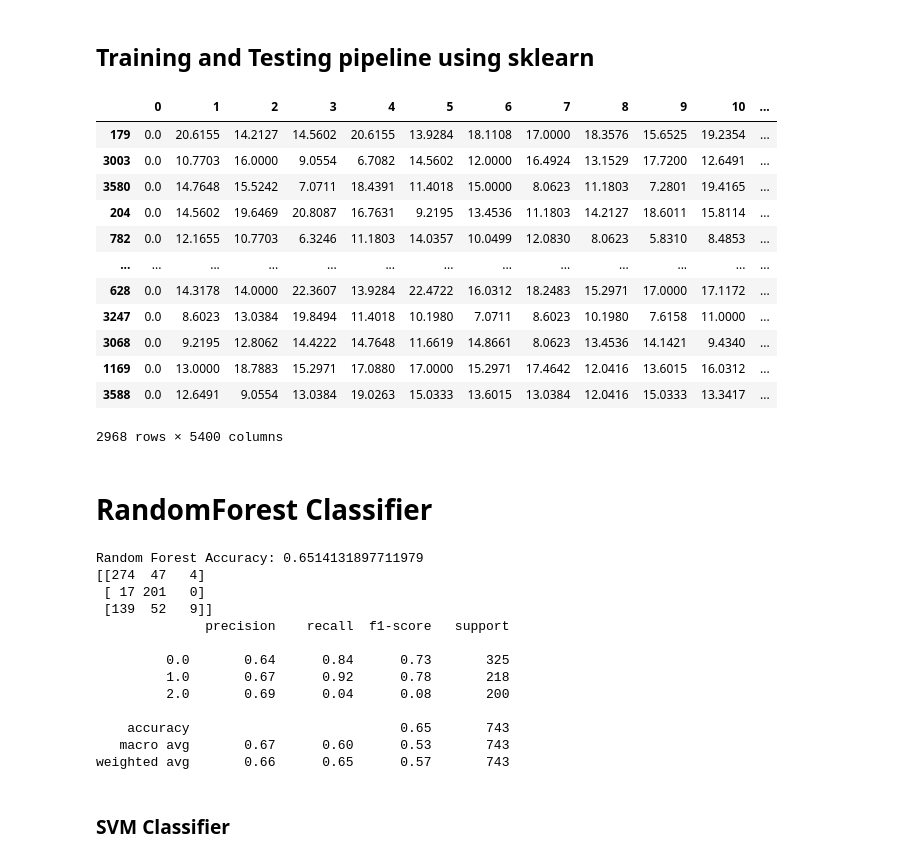
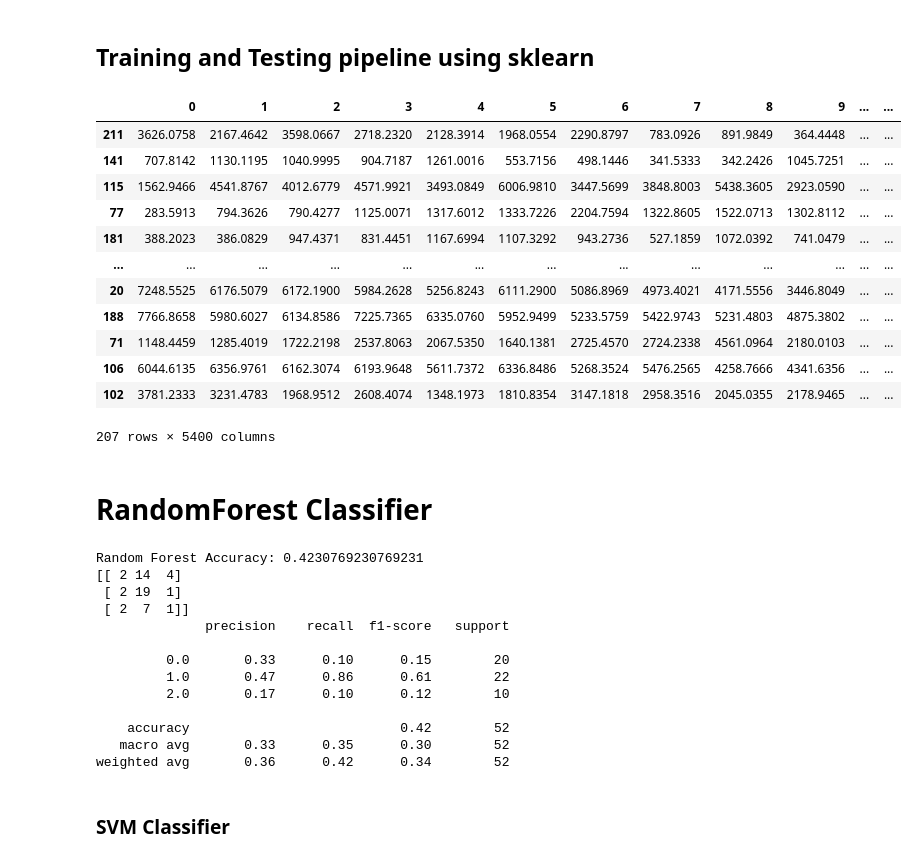
Before and after one commit to Karthikeyanvenugopalan/3-DOF-Manipulator-sim, a Jupyter notebook: model/data_prep_model_train.ipynb, the cells around one changed output. Saved outputs shown, nothing was run; the diff lists cells and outputs as text; code cells hidden in the pictures.

```diff
--- a/model/data_prep_model_train.ipynb
+++ b/model/data_prep_model_train.ipynb
@@ -51,7 +51,7 @@ column_names = [
 "type","role","mac","rssi","rate","sig_mode","mcs","bandwidth","smoothing",
 "not_sounding","aggregation","stbc","fec_coding","sgi","noise_floor",
 "ampdu_cnt","channel","secondary_channel","local_timestamp","ant","sig_len",
-"rx_state","real_time_set","real_timestamp","len","CSI_DATA"
+"rx_state","len","CSI_DATA"
 ]
 
 df = pd.read_csv(
@@ -131,7 +145,7 @@ def parse_csi_csv(df, label):
     return pd.DataFrame(parsed_rows)
 # %%
 # Path to your CSI CSV files in Google Drive
-directory = "/content/drive/MyDrive/csi_data"
+directory = "/content/drive/MyDrive/dataset"
 
 # List files (optional check)
 print(os.listdir(directory))
@@ -302,24 +316,26 @@ X_training
 # %% [markdown]
 ## Training and Testing pipeline using sklearn
 # %%
-from sklearn.pipeline import Pipeline
+from sklearn.model_selection import train_test_split
 
-X_train, X_test, y_train, y_test = train_test_split(X_training, y_training, stratify=y_training, test_size=0.2, shuffle=True, random_state=1)
+X_train, X_test, y_train, y_test = train_test_split(
+    X_training, y_training, test_size=0.2, random_state=42
+)
 X_train
 # %% [output]
-|  | 0 | 1 | 2 | 3 | 4 | 5 | 6 | 7 | 8 | 9 | 10 | ... |
-| 179 | 0.0 | 20.6155 | 14.2127 | 14.5602 | 20.6155 | 13.9284 | 18.1108 | 17.0000 | 18.3576 | 15.6525 | 19.2354 | ... |
-| 3003 | 0.0 | 10.7703 | 16.0000 | 9.0554 | 6.7082 | 14.5602 | 12.0000 | 16.4924 | 13.1529 | 17.7200 | 12.6491 | ... |
-| 3580 | 0.0 | 14.7648 | 15.5242 | 7.0711 | 18.4391 | 11.4018 | 15.0000 | 8.0623 | 11.1803 | 7.2801 | 19.4165 | ... |
-| 204 | 0.0 | 14.5602 | 19.6469 | 20.8087 | 16.7631 | 9.2195 | 13.4536 | 11.1803 | 14.2127 | 18.6011 | 15.8114 | ... |
-| 782 | 0.0 | 12.1655 | 10.7703 | 6.3246 | 11.1803 | 14.0357 | 10.0499 | 12.0830 | 8.0623 | 5.8310 | 8.4853 | ... |
+|  | 0 | 1 | 2 | 3 | 4 | 5 | 6 | 7 | 8 | 9 | ... | ... |
+| 211 | 3626.0758 | 2167.4642 | 3598.0667 | 2718.2320 | 2128.3914 | 1968.0554 | 2290.8797 | 783.0926 | 891.9849 | 364.4448 | ... | ... |
+| 141 | 707.8142 | 1130.1195 | 1040.9995 | 904.7187 | 1261.0016 | 553.7156 | 498.1446 | 341.5333 | 342.2426 | 1045.7251 | ... | ... |
+| 115 | 1562.9466 | 4541.8767 | 4012.6779 | 4571.9921 | 3493.0849 | 6006.9810 | 3447.5699 | 3848.8003 | 5438.3605 | 2923.0590 | ... | ... |
+| 77 | 283.5913 | 794.3626 | 790.4277 | 1125.0071 | 1317.6012 | 1333.7226 | 2204.7594 | 1322.8605 | 1522.0713 | 1302.8112 | ... | ... |
+| 181 | 388.2023 | 386.0829 | 947.4371 | 831.4451 | 1167.6994 | 1107.3292 | 943.2736 | 527.1859 | 1072.0392 | 741.0479 | ... | ... |
 | ... | ... | ... | ... | ... | ... | ... | ... | ... | ... | ... | ... | ... |
-| 628 | 0.0 | 14.3178 | 14.0000 | 22.3607 | 13.9284 | 22.4722 | 16.0312 | 18.2483 | 15.2971 | 17.0000 | 17.1172 | ... |
-| 3247 | 0.0 | 8.6023 | 13.0384 | 19.8494 | 11.4018 | 10.1980 | 7.0711 | 8.6023 | 10.1980 | 7.6158 | 11.0000 | ... |
-| 3068 | 0.0 | 9.2195 | 12.8062 | 14.4222 | 14.7648 | 11.6619 | 14.8661 | 8.0623 | 13.4536 | 14.1421 | 9.4340 | ... |
-| 1169 | 0.0 | 13.0000 | 18.7883 | 15.2971 | 17.0880 | 17.0000 | 15.2971 | 17.4642 | 12.0416 | 13.6015 | 16.0312 | ... |
-| 3588 | 0.0 | 12.6491 | 9.0554 | 13.0384 | 19.0263 | 15.0333 | 13.6015 | 13.0384 | 12.0416 | 15.0333 | 13.3417 | ... |
+| 20 | 7248.5525 | 6176.5079 | 6172.1900 | 5984.2628 | 5256.8243 | 6111.2900 | 5086.8969 | 4973.4021 | 4171.5556 | 3446.8049 | ... | ... |
+| 188 | 7766.8658 | 5980.6027 | 6134.8586 | 7225.7365 | 6335.0760 | 5952.9499 | 5233.5759 | 5422.9743 | 5231.4803 | 4875.3802 | ... | ... |
+| 71 | 1148.4459 | 1285.4019 | 1722.2198 | 2537.8063 | 2067.5350 | 1640.1381 | 2725.4570 | 2724.2338 | 4561.0964 | 2180.0103 | ... | ... |
+| 106 | 6044.6135 | 6356.9761 | 6162.3074 | 6193.9648 | 5611.7372 | 6336.8486 | 5268.3524 | 5476.2565 | 4258.7666 | 4341.6356 | ... | ... |
+| 102 | 3781.2333 | 3231.4783 | 1968.9512 | 2608.4074 | 1348.1973 | 1810.8354 | 3147.1818 | 2958.3516 | 2045.0355 | 2178.9465 | ... | ... |
-2968 rows × 5400 columns
+207 rows × 5400 columns
 # %%
 from sklearn.metrics import accuracy_score, confusion_matrix, classification_report
 from sklearn.impute import SimpleImputer
@@ -348,37 +364,37 @@ from sklearn.ensemble import RandomForestClassifier
 from sklearn.metrics import accuracy_score, confusion_matrix, classification_report
 
 # Create Random Forest model
-rf_model = RandomForestClassifier(
-    n_estimators=150,      # number of trees
-    max_depth=None,        # allow trees to grow fully
+rfmodel = RandomForestClassifier(
+    n_estimators=300,
+    max_depth=None,
     random_state=42,
-    n_jobs=-1              # use all CPU cores
+    n_jobs=-1
 )
 
 # Train model
-rf_model.fit(X_train_clean, Y_train_clean)
+rfmodel.fit(X_train_clean, Y_train_clean)
 
 # Predict
-y_pred_rf = rf_model.predict(X_test_clean)
+y_pred_rf = rfmodel.predict(X_test_clean)
 
 # Evaluation
 print("Random Forest Accuracy:", accuracy_score(Y_test_clean, y_pred_rf))
 print(confusion_matrix(Y_test_clean, y_pred_rf))
 print(classification_report(Y_test_clean, y_pred_rf))
 # %% [output]
-Random Forest Accuracy: 0.6514131897711979
-[[274  47   4]
- [ 17 201   0]
- [139  52   9]]
+Random Forest Accuracy: 0.4230769230769231
+[[ 2 14  4]
+ [ 2 19  1]
+ [ 2  7  1]]
               precision    recall  f1-score   support
 
-         0.0       0.64      0.84      0.73       325
-         1.0       0.67      0.92      0.78       218
-         2.0       0.69      0.04      0.08       200
+         0.0       0.33      0.10      0.15        20
+         1.0       0.47      0.86      0.61        22
+         2.0       0.17      0.10      0.12        10
 
-    accuracy                           0.65       743
-   macro avg       0.67      0.60      0.53       743
-weighted avg       0.66      0.65      0.57       743
+    accuracy                           0.42        52
+   macro avg       0.33      0.35      0.30        52
+weighted avg       0.36      0.42      0.34        52
 # %% [markdown]
 ### SVM Classifier
 # %%
```
Also changed, not shown: parts of 13 cells of this notebook.
